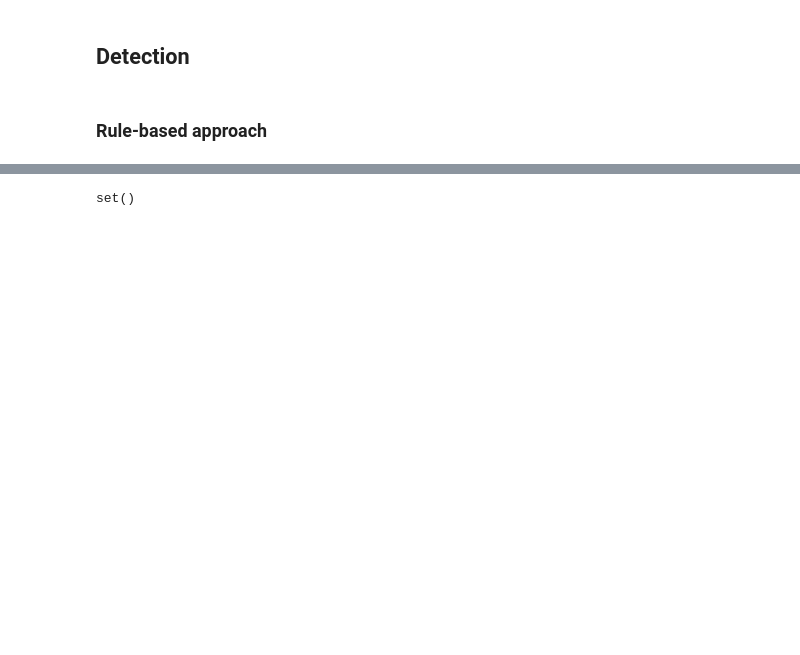
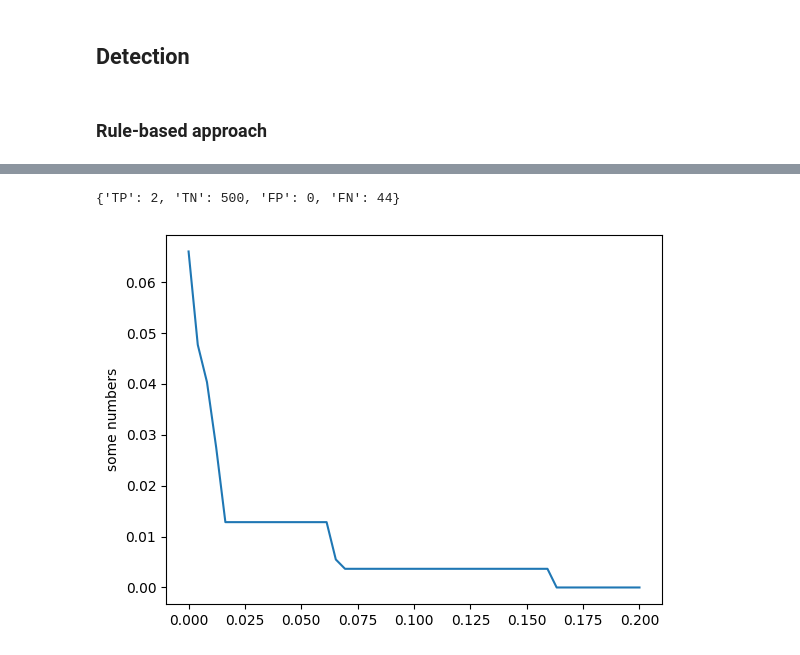
Before and after one commit to fratric/regSim, a Jupyter notebook: monitoring.ipynb, the cells around one changed output, grey strips where cells are left out. Saved outputs shown, nothing was run; the diff lists cells and outputs as text; code cells hidden in the pictures; blank space fills up the shorter version.

```diff
--- a/monitoring.ipynb
+++ b/monitoring.ipynb
@@ -101,7 +101,0 @@ df['amount'].hist(bins = 100)
-# %%
-lower_th = 9000
-upper_th = 10000
-df_suspects = df.loc[(df['amount'] > lower_th) & (df['amount'] < upper_th)]
-set(df['source'] + df['target']).intersection(set(compliant_accounts))
-# %% [output]
-set()
@@ -107,0 +121,32 @@ set()
+# %%
+def getConfusionTable(noncompliant_prediction, compliant_prediction, compliant_accounts, noncompliant_accounts):
+    TP = len(set(noncompliant_prediction).intersection(noncompliant_accounts))
+    TN = len(set(compliant_prediction).intersection(compliant_accounts))
+    FP = len(set(noncompliant_prediction).intersection(compliant_accounts))
+    FN = len(set(compliant_prediction).intersection(noncompliant_accounts))
+    return {'TP': TP, 'TN': TN, 'FP': FP, 'FN': FN}
+
+not_suspects = list((set(allAccounts) - set(high_risk_suspects)))
+
+getConfusionTable(high_risk_suspects, not_suspects, compliant_accounts, noncompliant_accounts)
+# %% [output]
+{'TP': 2, 'TN': 500, 'FP': 0, 'FN': 44}
+# %%
+#let us investigate dependence of MAthews correlation coefficient on threshold selection
+import numpy as np
+eval_measure = []
+th_range = np.linspace(0, 0.2, num=50)
+for th in th_range:
+    high_risk_suspects = thresholdSuspects(suspects, th)
+    not_suspects = list((set(allAccounts) - set(high_risk_suspects)))
+    conf_matrix = getConfusionTable(high_risk_suspects, not_suspects, compliant_accounts, noncompliant_accounts)
+    tmp = conf_matrix['TP']/len(allAccounts)
+    eval_measure.append(tmp)
+
+#TODO: extend this with several measures
+
+plt.plot(th_range, eval_measure)
+plt.ylabel('some numbers')
+plt.show()
+# %% [output]
+[figure, added]
```
Also changed, not shown: parts of 19 cells of this notebook.
